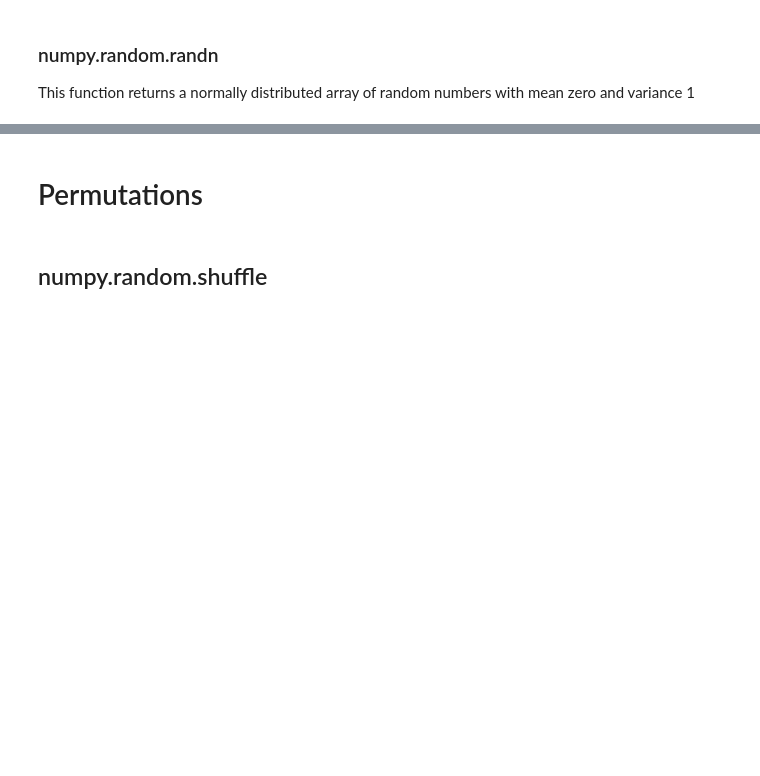
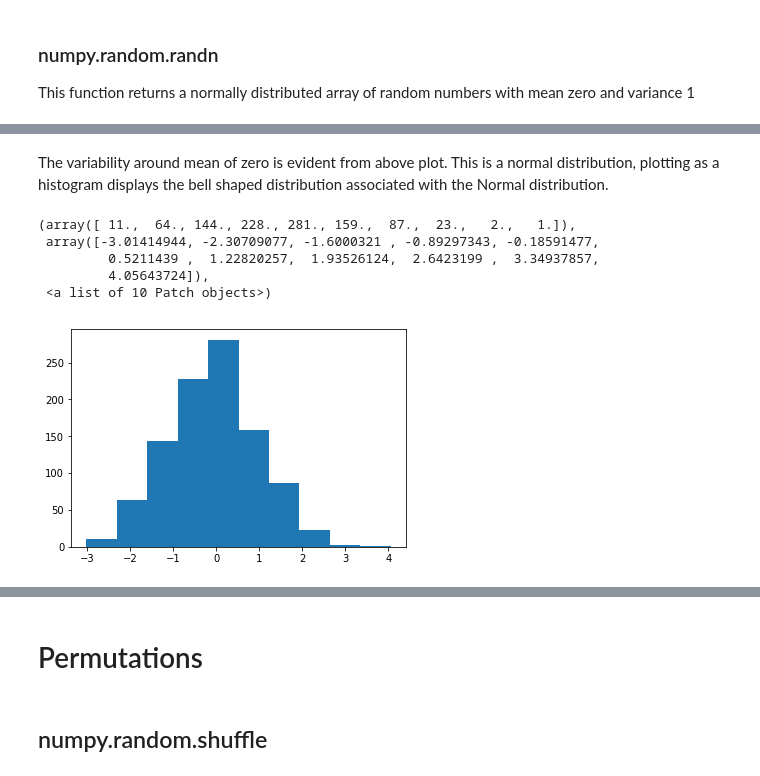
Before and after one commit to healyshane/programming_for_data_analysis-practical_assignment, a Jupyter notebook: Programming for Data Analysis_Assignment.ipynb, the cells around one changed output, grey strips where cells are left out. Drawn from its saved outputs; the diff is of its cells as text; code cells hidden in the pictures; blank space fills up the shorter version.

```diff
--- a/Programming for Data Analysis_Assignment.ipynb
+++ b/Programming for Data Analysis_Assignment.ipynb
@@ -76,0 +75,12 @@ plt.plot(c)
+# %% [markdown]
+The variability around mean of zero is evident from above plot.
+This is a normal distribution, plotting as a histogram displays the bell shaped distribution associated with the Normal distribution.
+# %%
+plt.hist(c)
+# %% [output]
+(array([ 11.,  64., 144., 228., 281., 159.,  87.,  23.,   2.,   1.]),
+ array([-3.01414944, -2.30709077, -1.6000321 , -0.89297343, -0.18591477,
+         0.5211439 ,  1.22820257,  1.93526124,  2.6423199 ,  3.34937857,
+         4.05643724]),
+ <a list of 10 Patch objects>)
+[figure, added]
```
Also changed, not shown: parts of 35 cells of this notebook, 2 other files.
